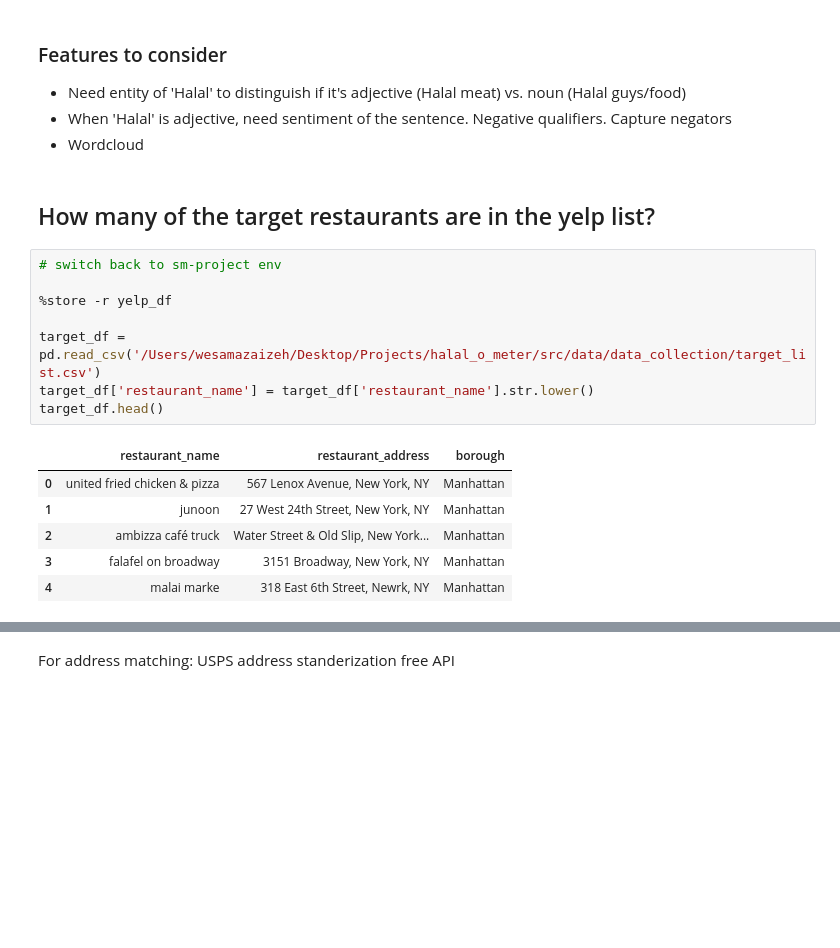
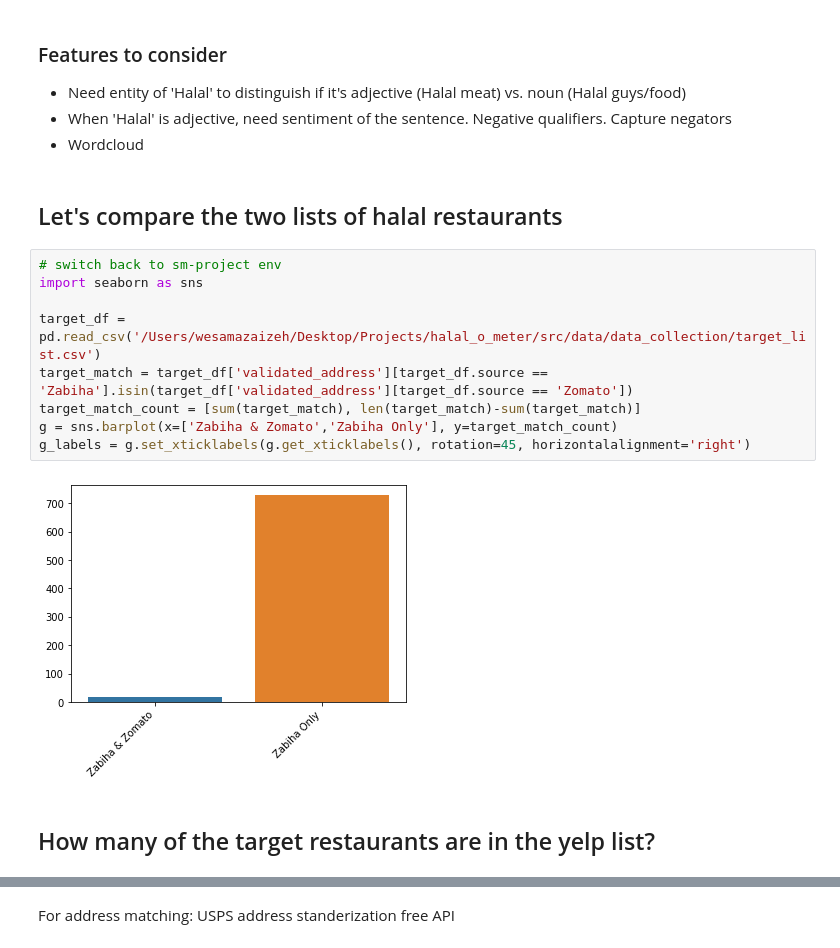
Before and after one commit to WAzaizeh/Halal_o_Meter, a Jupyter notebook: src/data/EDA/Yelp_reviews_EDA.ipynb, the cells around one changed output, grey strips where cells are left out. Cells and saved outputs as stored; diff of their text form; blank space fills up the shorter version.

```diff
--- a/src/data/EDA/Yelp_reviews_EDA.ipynb
+++ b/src/data/EDA/Yelp_reviews_EDA.ipynb
@@ -200,20 +200,18 @@ plt.show()
 - Need entity of 'Halal' to distinguish if it's adjective (Halal meat) vs. noun (Halal guys/food)
 - When 'Halal' is adjective, need sentiment of the sentence. Negative qualifiers. Capture negators
 - Wordcloud
+# %% [markdown]
+## Let's compare the two lists of halal restaurants
+# %%
+# switch back to sm-project env
+import seaborn as sns
+
+target_df = pd.read_csv('/Users/wesamazaizeh/Desktop/Projects/halal_o_meter/src/data/data_collection/target_list.csv')
+target_match = target_df['validated_address'][target_df.source == 'Zabiha'].isin(target_df['validated_address'][target_df.source == 'Zomato'])
+target_match_count = [sum(target_match), len(target_match)-sum(target_match)]
+g = sns.barplot(x=['Zabiha & Zomato','Zabiha Only'], y=target_match_count)
+g_labels = g.set_xticklabels(g.get_xticklabels(), rotation=45, horizontalalignment='right')
+# %% [output]
+[figure, added]
 # %% [markdown]
 ## How many of the target restaurants are in the yelp list?
-# %%
-# switch back to sm-project env
-
-%store -r yelp_df
-
-target_df = pd.read_csv('/Users/wesamazaizeh/Desktop/Projects/halal_o_meter/src/data/data_collection/target_list.csv')
-target_df['restaurant_name'] = target_df['restaurant_name'].str.lower()
-target_df.head()
-# %% [output]
-|  | restaurant_name | restaurant_address | borough |
-| 0 | united fried chicken & pizza | 567 Lenox Avenue, New York, NY | Manhattan |
-| 1 | junoon | 27 West 24th Street, New York, NY | Manhattan |
-| 2 | ambizza café truck | Water Street & Old Slip, New York... | Manhattan |
-| 3 | falafel on broadway | 3151 Broadway, New York, NY | Manhattan |
-| 4 | malai marke | 318 East 6th Street, Newrk, NY | Manhattan |
```
Also changed, not shown: parts of 6 cells of this notebook, 4 other files.
